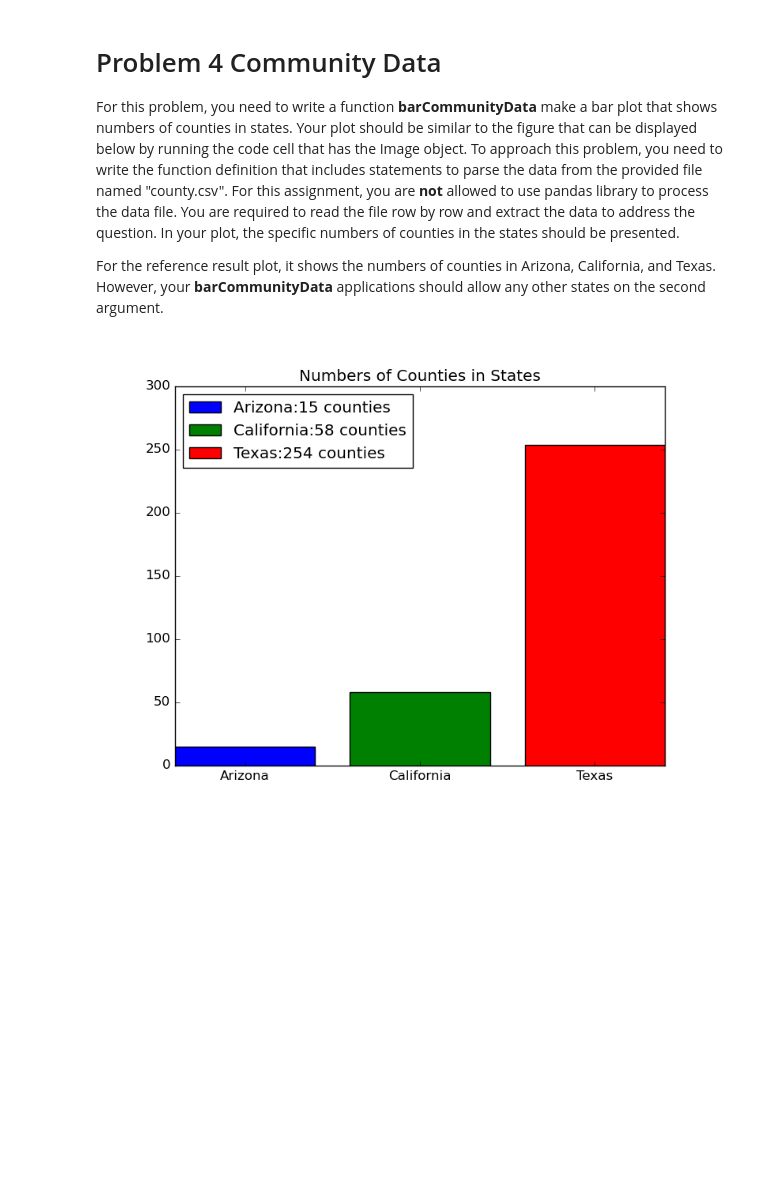
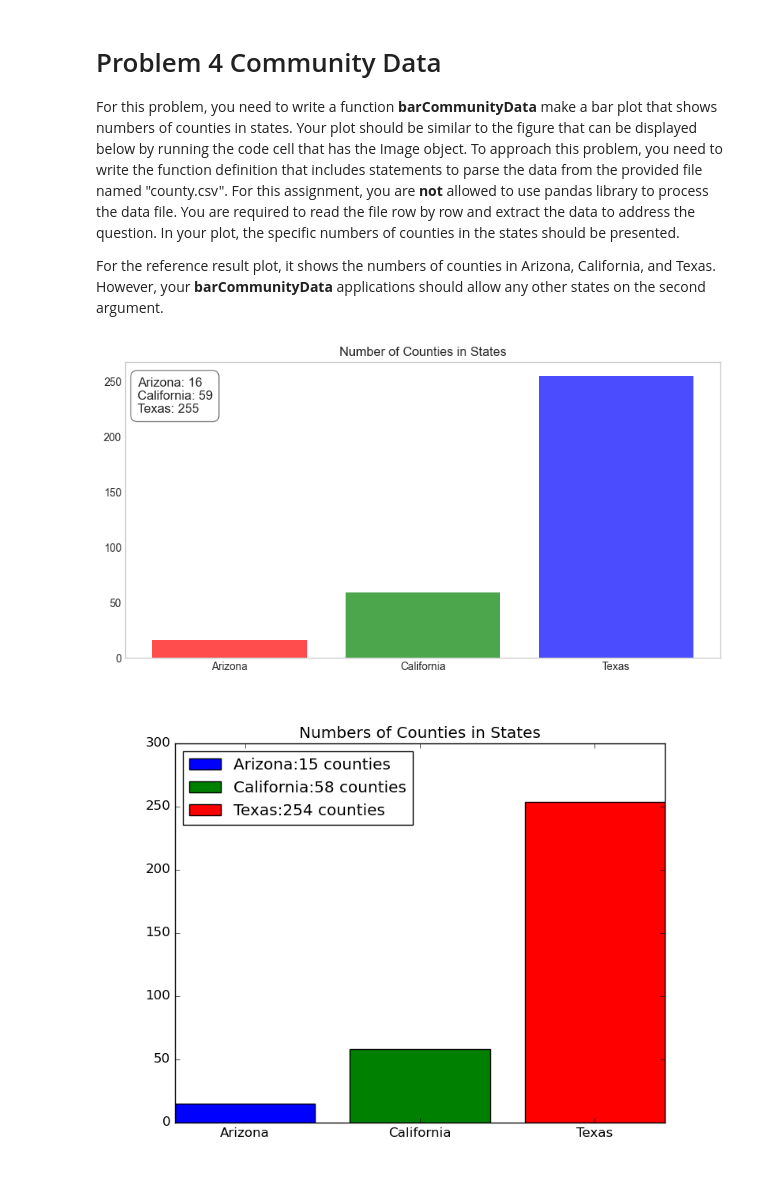
Before and after one commit to Daniel-Harrod13/Apcv_361, a Jupyter notebook: a1.ipynb, the cells around one changed output. Saved outputs shown, nothing was run; the diff lists cells and outputs as text; code cells hidden in the pictures; blank space fills up the shorter version.

```diff
--- a/a1.ipynb
+++ b/a1.ipynb
@@ -131,3 +234,62 @@ barCommunityData(['Arizona', 'California', 'Texas']) #test code
+# %%
+def barCommunityData(states):
+    """
+    states: a list of strings representing the states to count the counties
+    """
+    # Count how many countes in each state
+    state_counties = {state: 0 for state in states}
+
+    # open the csv file
+    with open('county.csv', 'r') as infile:
+        # Read the header
+        header = infile.readline()
+        # Read the rest of the file
+        for line in infile:
+            # Split the line
+            parts = line.split(',')
+            # Get the state
+            state = parts[1]
+            # Check if the state is in the list
+            if state in states:
+                # Increment the count
+                state_counties[state] += 1
+    # Prepare the data for plotting
+    states = list(state_counties.keys())
+    counts = list(state_counties.values())
+
+    # Create a bar plot
+    plt.figure(figsize=(10, 5))
+    colors = ['red', 'green', 'blue']
+    # Label x axis with states names
+    x_expostions = range(len(states))
+    plt.bar(states, counts, color=colors, alpha=0.7)
+    plt.xticks(x_expostions, states)
+    plt.ylabel('')
+    plt.title('Number of Counties in States')
+    # remove grid lines
+    plt.grid(False)
+
+    # Build the info string for the key
+    info_str = "\n".join([f"{st}: {ct}" for st, ct in zip(states, counts)])
+
+# Add the text box in the top-left, relative to axes coordinates
+    plt.text(
+        0.02, 0.95,            # X and Y position (0.0 = left/bottom, 1.0 = right/top of axes)
+        info_str,
+        transform=plt.gca().transAxes,  # place relative to the axes, not data
+        fontsize=12,
+        ha='left',
+        va='top',
+        bbox=dict(facecolor='white', alpha=0.5, boxstyle='round,pad=0.5')
+    )
+
+    # Show the plot
+    plt.show()
+    pass
+
+barCommunityData(['Arizona', 'California', 'Texas']) #test code
+# %% [output]
+[figure, added]
 # %%
 from IPython.core.display import Image
 Image(filename='p4.png')
```
Also changed, not shown: parts of 7 cells of this notebook.
